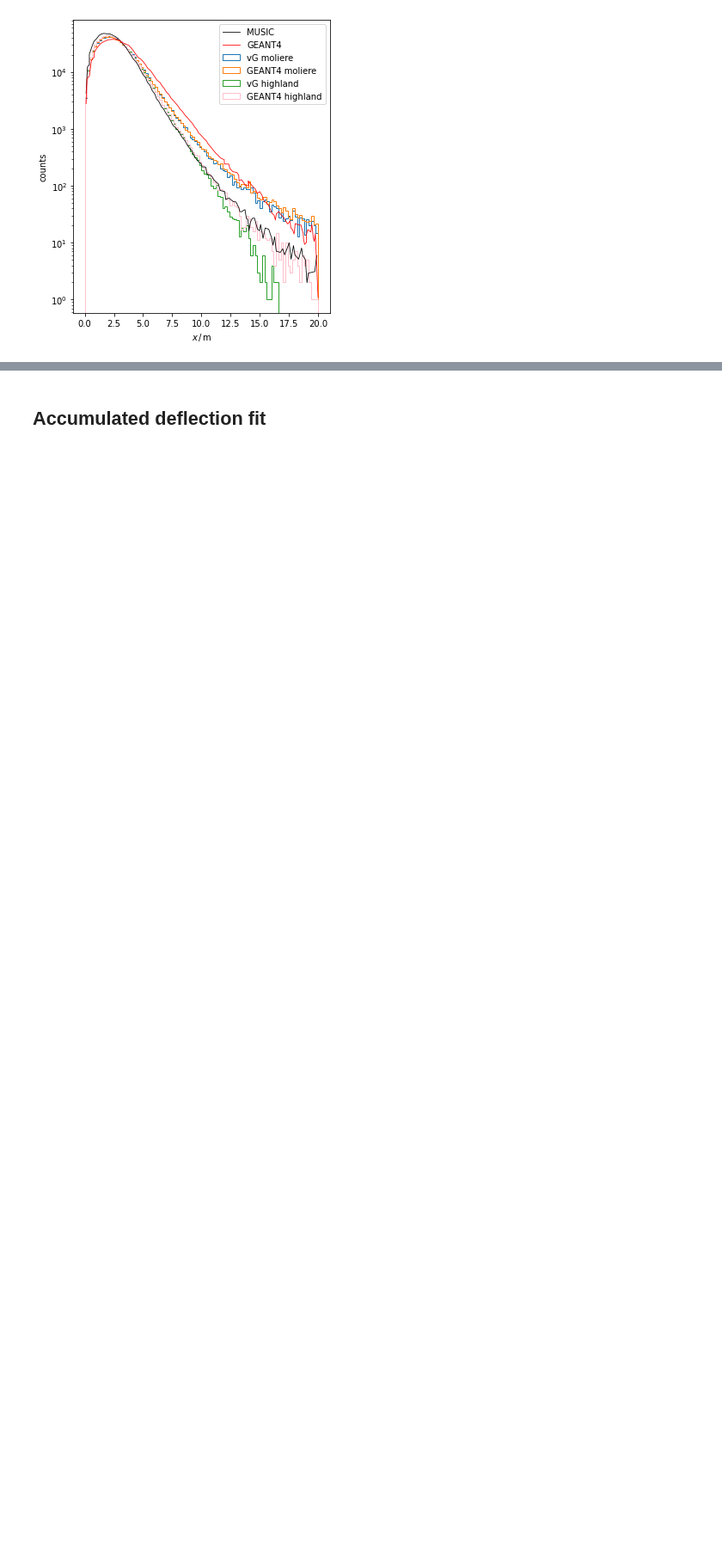
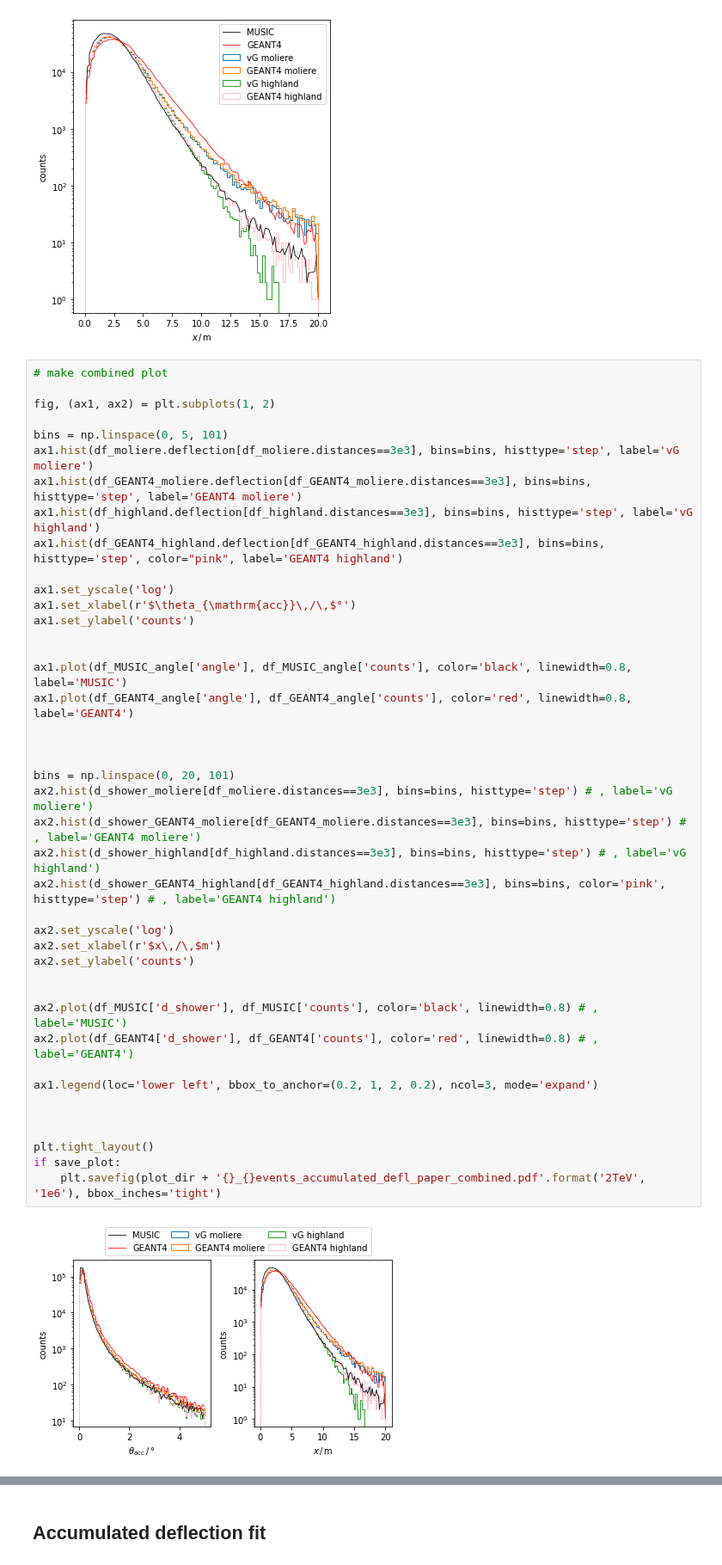
Before and after one commit to pascalgutjahr/muon-deflection-paper, a Jupyter notebook: deflection/FINAL.ipynb, the cells around one changed output, grey strips where cells are left out. Shown at 86% size. Saved outputs shown, nothing was run; the diff lists cells and outputs as text; blank space fills up the shorter version.

Commit message:
add combined plot of MUSIC and GEANT4 comparison

```diff
--- a/deflection/FINAL.ipynb
+++ b/deflection/FINAL.ipynb
@@ -206,6 +206,50 @@ if save_plot:
     plt.savefig(plot_dir + '{}_{}events_distance_showeraxis_only3km_20m_paper.pdf'.format('2TeV', '1e6'))
 # %% [output]
 [figure]
+# %%
+# make combined plot
+
+fig, (ax1, ax2) = plt.subplots(1, 2)
+
+bins = np.linspace(0, 5, 101)
+ax1.hist(df_moliere.deflection[df_moliere.distances==3e3], bins=bins, histtype='step', label='vG moliere')
+ax1.hist(df_GEANT4_moliere.deflection[df_GEANT4_moliere.distances==3e3], bins=bins, histtype='step', label='GEANT4 moliere')
+ax1.hist(df_highland.deflection[df_highland.distances==3e3], bins=bins, histtype='step', label='vG highland')
+ax1.hist(df_GEANT4_highland.deflection[df_GEANT4_highland.distances==3e3], bins=bins, histtype='step', color="pink", label='GEANT4 highland')
+
+ax1.set_yscale('log')
+ax1.set_xlabel(r'$\theta_{\mathrm{acc}}\,/\,$°')
+ax1.set_ylabel('counts')
+
+
+ax1.plot(df_MUSIC_angle['angle'], df_MUSIC_angle['counts'], color='black', linewidth=0.8, label='MUSIC')
+ax1.plot(df_GEANT4_angle['angle'], df_GEANT4_angle['counts'], color='red', linewidth=0.8, label='GEANT4')
+
+
+
+bins = np.linspace(0, 20, 101)
+ax2.hist(d_shower_moliere[df_moliere.distances==3e3], bins=bins, histtype='step') # , label='vG moliere')
+ax2.hist(d_shower_GEANT4_moliere[df_GEANT4_moliere.distances==3e3], bins=bins, histtype='step') # , label='GEANT4 moliere')
+ax2.hist(d_shower_highland[df_highland.distances==3e3], bins=bins, histtype='step') # , label='vG highland')
+ax2.hist(d_shower_GEANT4_highland[df_GEANT4_highland.distances==3e3], bins=bins, color='pink', histtype='step') # , label='GEANT4 highland')
+
+ax2.set_yscale('log')
+ax2.set_xlabel(r'$x\,/\,$m')
+ax2.set_ylabel('counts')
+
+
+ax2.plot(df_MUSIC['d_shower'], df_MUSIC['counts'], color='black', linewidth=0.8) # , label='MUSIC')
+ax2.plot(df_GEANT4['d_shower'], df_GEANT4['counts'], color='red', linewidth=0.8) # , label='GEANT4')
+
+ax1.legend(loc='lower left', bbox_to_anchor=(0.2, 1, 2, 0.2), ncol=3, mode='expand')
+
+
+
+plt.tight_layout()
+if save_plot:
+    plt.savefig(plot_dir + '{}_{}events_accumulated_defl_paper_combined.pdf'.format('2TeV', '1e6'), bbox_inches='tight')
+# %% [output]
+[figure, added]
 # %%
 # survival probability with E_f = 10 MeV (muon mass)
 surv_proposal_moliere = np.round(len(df_moliere[df_moliere.distances==3e3]) / len(df_moliere), 3)
```
Also changed, not shown: 1 other file.
